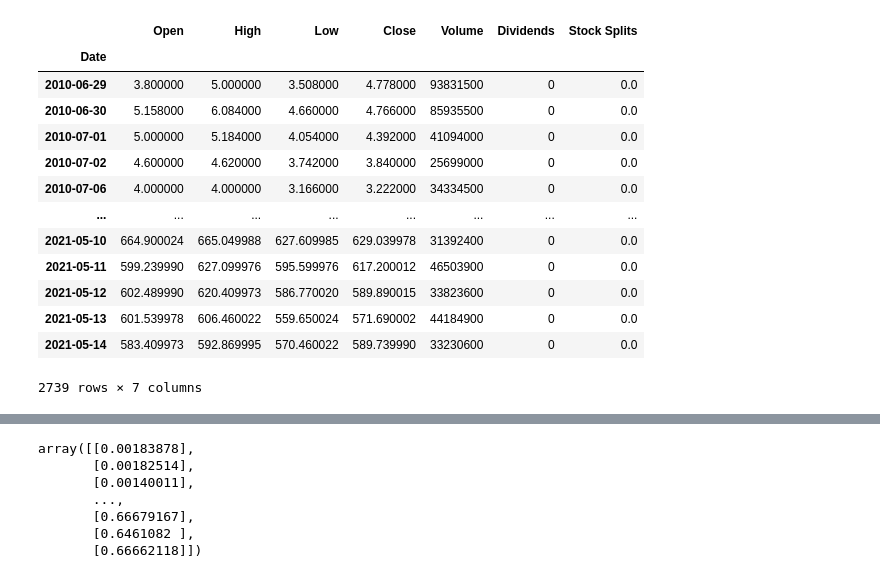
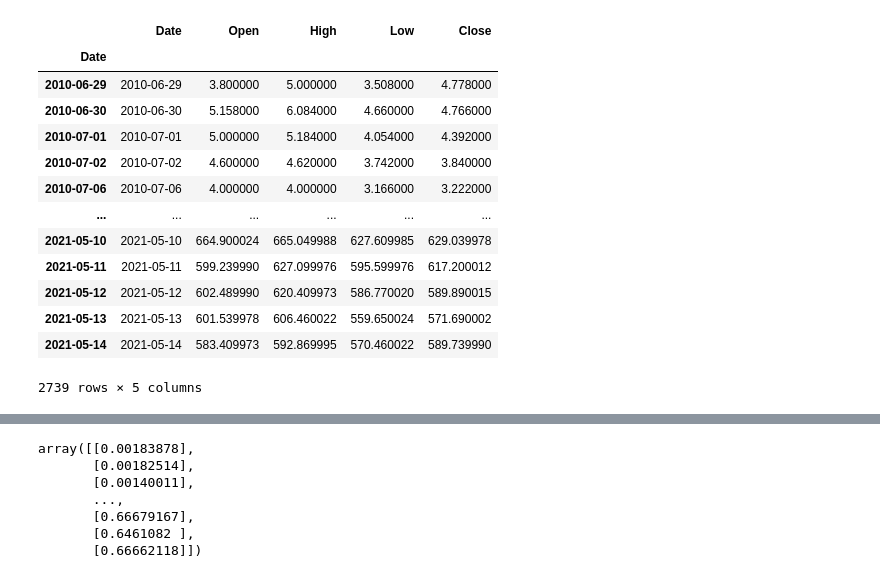
Before and after one commit to Khoivu617/Stock-Analysis, a Jupyter notebook: main.ipynb, the cells around one changed output, grey strips where cells are left out. Saved outputs shown, nothing was run; the diff lists cells and outputs as text; code cells hidden in the pictures.

```diff
--- a/main.ipynb
+++ b/main.ipynb
@@ -1,29 +1,28 @@
 # %%
 import yfinance as yf
 import pandas as pd
 import matplotlib.pyplot as plt
-tickers = yf.Tickers("TSLA AAPL MSFT GOOGL BAC MVIS NIO YMAB")
+# tickers = yf.Tickers("TSLA AAPL MSFT GOOGL BAC MVIS NIO YMAB")
 
-tesla = tickers.tickers['TSLA'].history(period="max")
-tesla.to_csv('Tesla_Stocks.csv')
+# tesla = tickers.tickers['TSLA'].history(period="max")
+# tesla.to_csv('Tesla_Stocks.csv')
+tesla = pd.read_csv("/home/khoi/Desktop/Stock analysis/Tesla_Stocks.csv", usecols=['Date','Open','High','Low','Close'])
 
-
-#split 20% data for test, 80% for train
-
-
+tesla['Date'] = pd.to_datetime(tesla.Date,format='%Y-%m-%d')
+tesla.index = tesla['Date']
 tesla
 # %% [output]
-|  | Open | High | Low | Close | Volume | Dividends | Stock Splits |
-| Date |  |  |  |  |  |  |  |
-| 2010-06-29 | 3.800000 | 5.000000 | 3.508000 | 4.778000 | 93831500 | 0 | 0.0 |
-| 2010-06-30 | 5.158000 | 6.084000 | 4.660000 | 4.766000 | 85935500 | 0 | 0.0 |
-| 2010-07-01 | 5.000000 | 5.184000 | 4.054000 | 4.392000 | 41094000 | 0 | 0.0 |
-| 2010-07-02 | 4.600000 | 4.620000 | 3.742000 | 3.840000 | 25699000 | 0 | 0.0 |
-| 2010-07-06 | 4.000000 | 4.000000 | 3.166000 | 3.222000 | 34334500 | 0 | 0.0 |
-| ... | ... | ... | ... | ... | ... | ... | ... |
-| 2021-05-10 | 664.900024 | 665.049988 | 627.609985 | 629.039978 | 31392400 | 0 | 0.0 |
-| 2021-05-11 | 599.239990 | 627.099976 | 595.599976 | 617.200012 | 46503900 | 0 | 0.0 |
-| 2021-05-12 | 602.489990 | 620.409973 | 586.770020 | 589.890015 | 33823600 | 0 | 0.0 |
-| 2021-05-13 | 601.539978 | 606.460022 | 559.650024 | 571.690002 | 44184900 | 0 | 0.0 |
-| 2021-05-14 | 583.409973 | 592.869995 | 570.460022 | 589.739990 | 33230600 | 0 | 0.0 |
+|  | Date | Open | High | Low | Close |
+| Date |  |  |  |  |  |
+| 2010-06-29 | 2010-06-29 | 3.800000 | 5.000000 | 3.508000 | 4.778000 |
+| 2010-06-30 | 2010-06-30 | 5.158000 | 6.084000 | 4.660000 | 4.766000 |
+| 2010-07-01 | 2010-07-01 | 5.000000 | 5.184000 | 4.054000 | 4.392000 |
+| 2010-07-02 | 2010-07-02 | 4.600000 | 4.620000 | 3.742000 | 3.840000 |
+| 2010-07-06 | 2010-07-06 | 4.000000 | 4.000000 | 3.166000 | 3.222000 |
+| ... | ... | ... | ... | ... | ... |
+| 2021-05-10 | 2021-05-10 | 664.900024 | 665.049988 | 627.609985 | 629.039978 |
+| 2021-05-11 | 2021-05-11 | 599.239990 | 627.099976 | 595.599976 | 617.200012 |
+| 2021-05-12 | 2021-05-12 | 602.489990 | 620.409973 | 586.770020 | 589.890015 |
+| 2021-05-13 | 2021-05-13 | 601.539978 | 606.460022 | 559.650024 | 571.690002 |
+| 2021-05-14 | 2021-05-14 | 583.409973 | 592.869995 | 570.460022 | 589.739990 |
-2739 rows × 7 columns
+2739 rows × 5 columns
```
Also changed, not shown: parts of 13 cells of this notebook.
